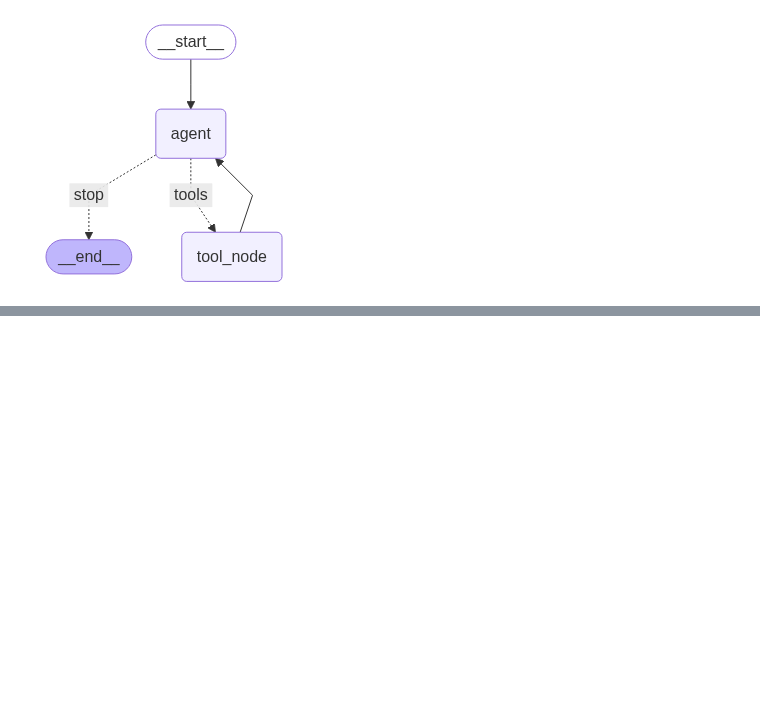
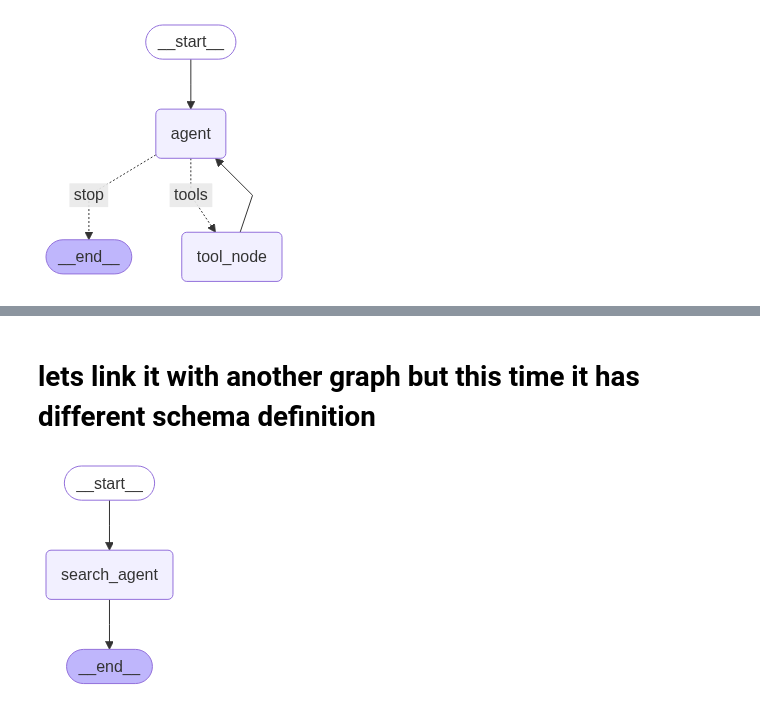
Before and after one commit to emmanuelbakare/langgraph01, a Jupyter notebook: 1.Langraph01/09_mulit_agent_architecture/notebook/Untitled.ipynb, the cells around one changed output, grey strips where cells are left out. Drawn from its saved outputs; the diff is of its cells as text; code cells hidden in the pictures; blank space fills up the shorter version.

```diff
--- a/1.Langraph01/09_mulit_agent_architecture/notebook/Untitled.ipynb
+++ b/1.Langraph01/09_mulit_agent_architecture/notebook/Untitled.ipynb
@@ -71,0 +111,39 @@ KeyError: 'tool_node'
+# %% [markdown]
+# lets link it with another graph but this time it has different schema definition
+# %%
+from typing import Dict
+
+class QueryState(TypedDict):
+    query: str
+    response: str
+
+#Function to invok subgraph
+def search_agent(state:QueryState) ->Dict:
+    # Transform from parent schema to subgraph schema
+    subgraph_input = {
+        "messages" : [HumanMessage(content=state["query"])]
+    }
+
+    #Invoke the subgraph
+    subgraph_result = search_app.invoke(subgraph_input)
+    print(f"RESULT FROM SEARCH AGENT\n {subgraph_result}\n\n")
+    #Transform response back to parent schema
+    assistant_message = subgraph_result["messages"][-1]
+    return {"resonse":assistant_message.content}
+
+
+#create the parent graph
+
+parent_graph = StateGraph(QueryState)
+
+# add transfomraiton node that invokes subgraph
+parent_graph.add_node("search_agent",search_agent)
+
+#connect the flow
+parent_graph.add_edge(START, "search_agent")
+parent_graph.add_edge("search_agent", END)
+
+parent_app = parent_graph.compile()
+parent_app
+# %% [output]
+[figure, added]
```
Also changed, not shown: parts of 6 cells of this notebook, 1 other file.
